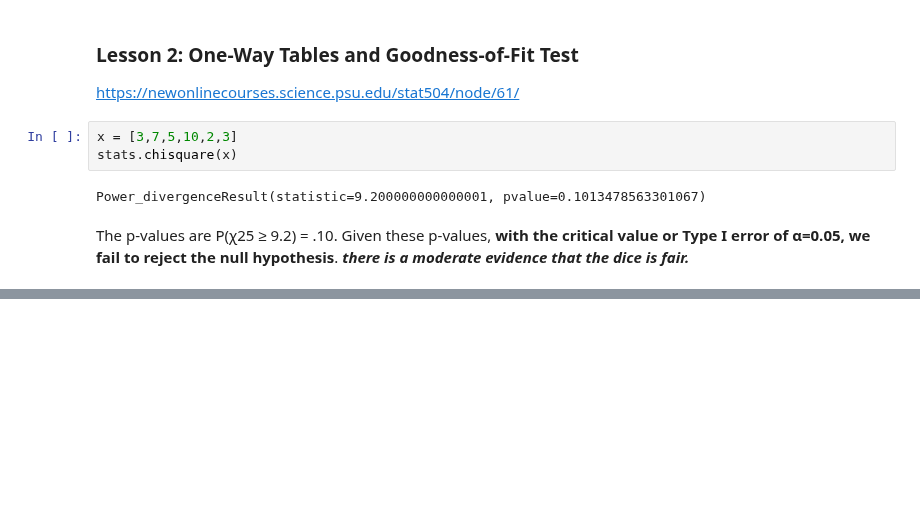
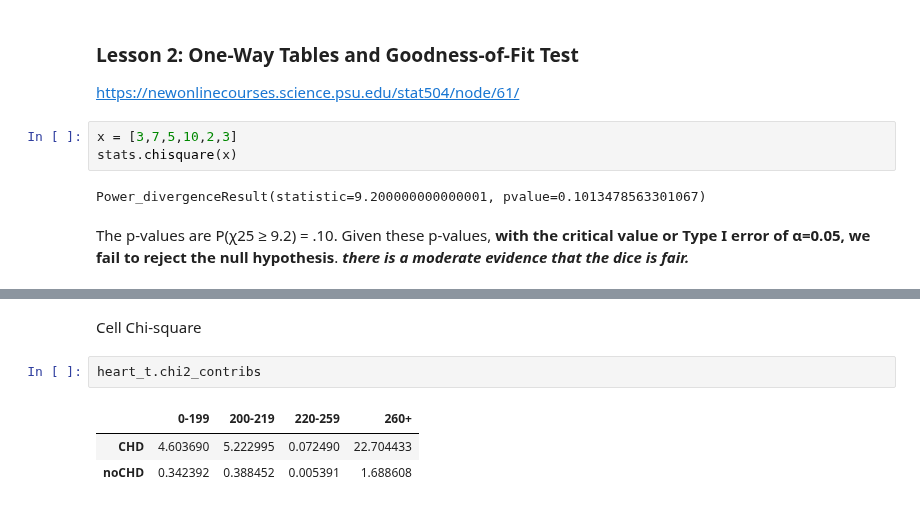
Before and after one commit to naivelogic/Machine_Learning_Notebooks, a Jupyter notebook: Data_Science/Statistical Models/[PSU] Logistic Regression.ipynb, the cells around one changed output, grey strips where cells are left out. Drawn from its saved outputs; the diff is of its cells as text; blank space fills up the shorter version.

```diff
--- a/Data_Science/Statistical Models/[PSU] Logistic Regression.ipynb
+++ b/Data_Science/Statistical Models/[PSU] Logistic Regression.ipynb
@@ -397,0 +384,8 @@ ValueError: endog must be in the unit interval.
+# %% [markdown]
+Cell Chi-square
+# %%
+heart_t.chi2_contribs
+# %% [output]
+|  | 0-199 | 200-219 | 220-259 | 260+ |
+| CHD | 4.603690 | 5.222995 | 0.072490 | 22.704433 |
+| noCHD | 0.342392 | 0.388452 | 0.005391 | 1.688608 |
```
Also changed, not shown: parts of 58 cells of this notebook.
